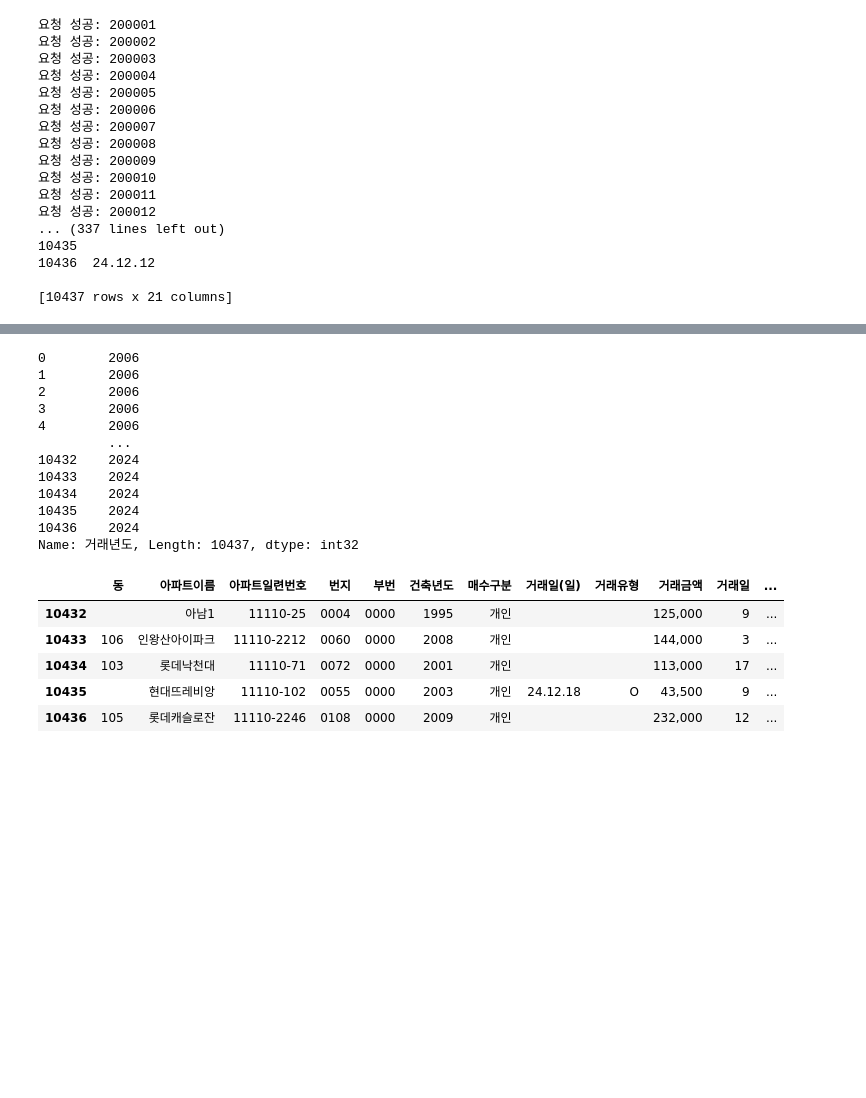
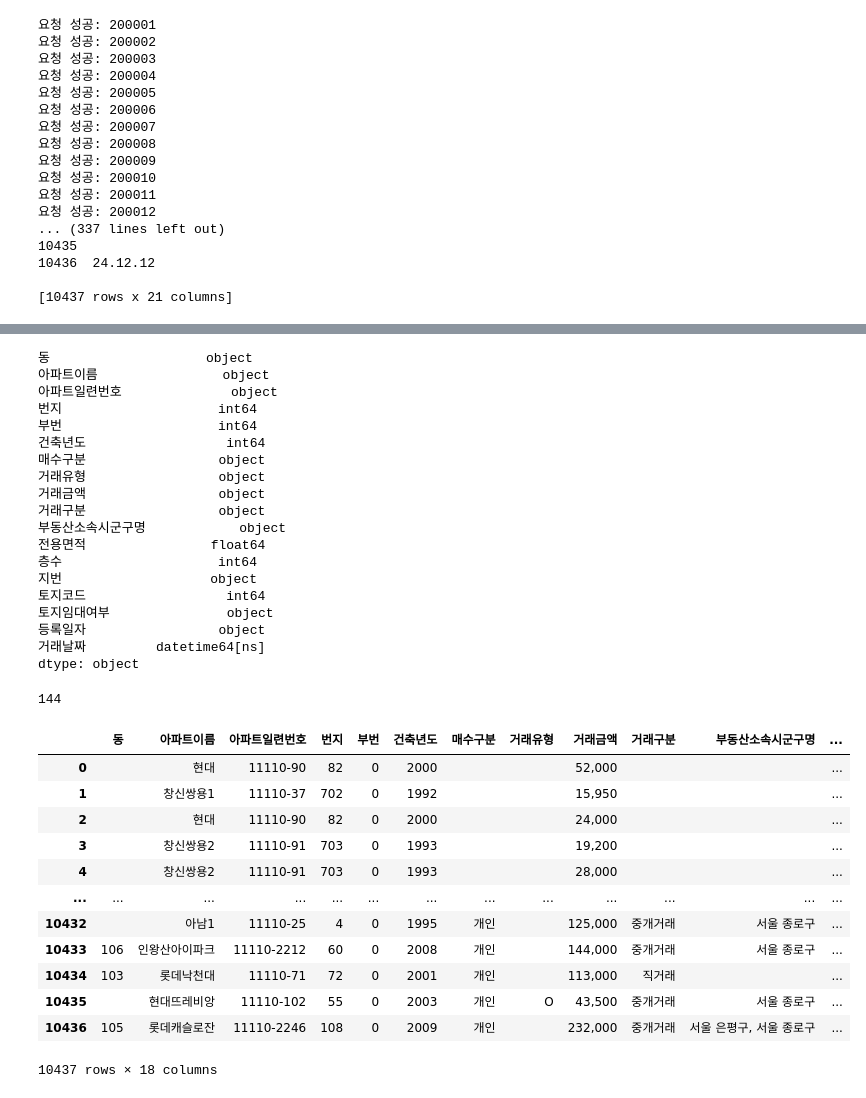
Before and after one commit to Salamamder/project_odyssey, a Jupyter notebook: api_data.ipynb, the cells around one changed output, grey strips where cells are left out. Saved outputs shown, nothing was run; the diff lists cells and outputs as text; code cells hidden in the pictures; blank space fills up the shorter version.

```diff
--- a/api_data.ipynb
+++ b/api_data.ipynb
@@ -302,24 +342,30 @@ dtype: object
 # %%
-pd.to_datetime(df1['거래년도']).dt.year
+df3.dtypes
+# 결측치가 많은 object확인
+# 매수구분, 거래유형, 거래구분, 부동산소속시군구명, 등록일자
+# 결측치가 아닌 공백으로 쓰여진 것으로 보임
 # %% [output]
-0        2006
-1        2006
-2        2006
-3        2006
-4        2006
-         ...
-10432    2024
-10433    2024
-10434    2024
-10435    2024
-10436    2024
-Name: 거래년도, Length: 10437, dtype: int32
+동                    object
+아파트이름                object
+아파트일련번호              object
+번지                    int64
+부번                    int64
+건축년도                  int64
+매수구분                 object
+거래유형                 object
+거래금액                 object
+거래구분                 object
+부동산소속시군구명            object
+전용면적                float64
+층수                    int64
+지번                   object
+토지코드                  int64
+토지임대여부               object
+등록일자                 object
+거래날짜         datetime64[ns]
+dtype: object
 # %%
-df1.tail()
+# 아파트 이름에서는 특정한 데이터를 추출하면 좋을 듯 함
+len(set(df3.아파트이름)) # 아파트 이름은 총 144개로 라벨인코딩과 원핫 인코딩을 고려할 수 있음
 # %% [output]
-|  | 동 | 아파트이름 | 아파트일련번호 | 번지 | 부번 | 건축년도 | 매수구분 | 거래일(일) | 거래유형 | 거래금액 | 거래일 | ... |
-| 10432 |  | 아남1 | 11110-25 | 0004 | 0000 | 1995 | 개인 |  |  | 125,000 | 9 | ... |
-| 10433 | 106 | 인왕산아이파크 | 11110-2212 | 0060 | 0000 | 2008 | 개인 |  |  | 144,000 | 3 | ... |
-| 10434 | 103 | 롯데낙천대 | 11110-71 | 0072 | 0000 | 2001 | 개인 |  |  | 113,000 | 17 | ... |
-| 10435 |  | 현대뜨레비앙 | 11110-102 | 0055 | 0000 | 2003 | 개인 | 24.12.18 | O | 43,500 | 9 | ... |
-| 10436 | 105 | 롯데캐슬로잔 | 11110-2246 | 0108 | 0000 | 2009 | 개인 |  |  | 232,000 | 12 | ... |
+144
@@ -325,0 +375,16 @@ df1.tail()
+# %%
+pd.read_csv('apt_trade_data2.csv') # 파일이 잘 읽히는지 확인 -> 잘됨
+# %% [output]
+|  | 동 | 아파트이름 | 아파트일련번호 | 번지 | 부번 | 건축년도 | 매수구분 | 거래유형 | 거래금액 | 거래구분 | 부동산소속시군구명 | ... |
+| 0 |  | 현대 | 11110-90 | 82 | 0 | 2000 |  |  | 52,000 |  |  | ... |
+| 1 |  | 창신쌍용1 | 11110-37 | 702 | 0 | 1992 |  |  | 15,950 |  |  | ... |
+| 2 |  | 현대 | 11110-90 | 82 | 0 | 2000 |  |  | 24,000 |  |  | ... |
+| 3 |  | 창신쌍용2 | 11110-91 | 703 | 0 | 1993 |  |  | 19,200 |  |  | ... |
+| 4 |  | 창신쌍용2 | 11110-91 | 703 | 0 | 1993 |  |  | 28,000 |  |  | ... |
+| ... | ... | ... | ... | ... | ... | ... | ... | ... | ... | ... | ... | ... |
+| 10432 |  | 아남1 | 11110-25 | 4 | 0 | 1995 | 개인 |  | 125,000 | 중개거래 | 서울 종로구 | ... |
+| 10433 | 106 | 인왕산아이파크 | 11110-2212 | 60 | 0 | 2008 | 개인 |  | 144,000 | 중개거래 | 서울 종로구 | ... |
+| 10434 | 103 | 롯데낙천대 | 11110-71 | 72 | 0 | 2001 | 개인 |  | 113,000 | 직거래 |  | ... |
+| 10435 |  | 현대뜨레비앙 | 11110-102 | 55 | 0 | 2003 | 개인 | O | 43,500 | 중개거래 | 서울 종로구 | ... |
+| 10436 | 105 | 롯데캐슬로잔 | 11110-2246 | 108 | 0 | 2009 | 개인 |  | 232,000 | 중개거래 | 서울 은평구, 서울 종로구 | ... |
+10437 rows × 18 columns
```
Also changed, not shown: parts of 10 cells of this notebook, 2 other files.
